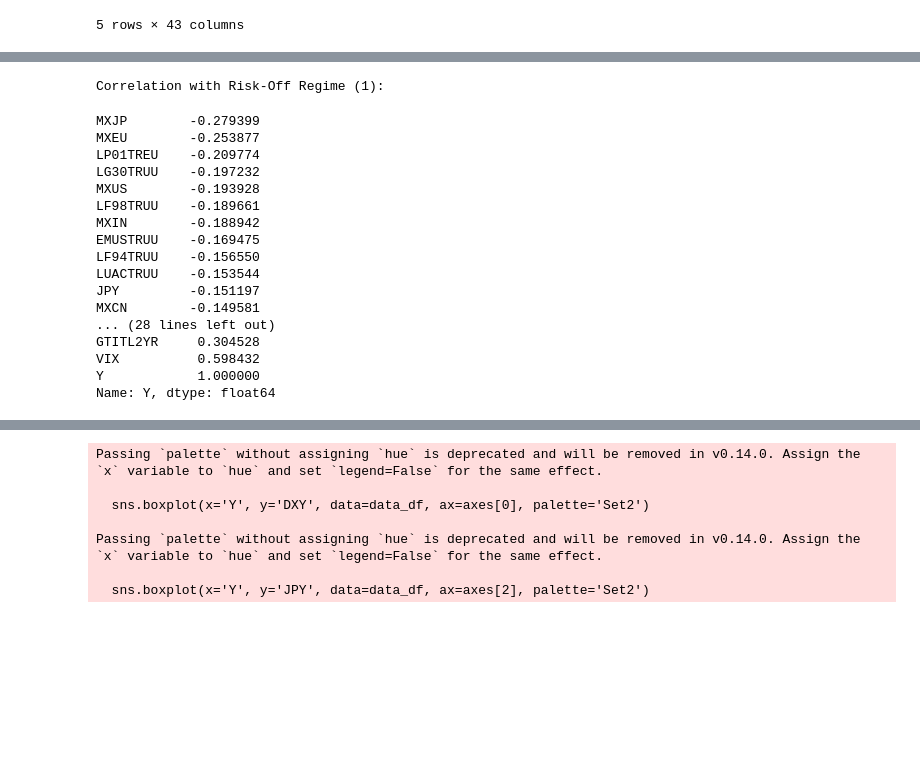
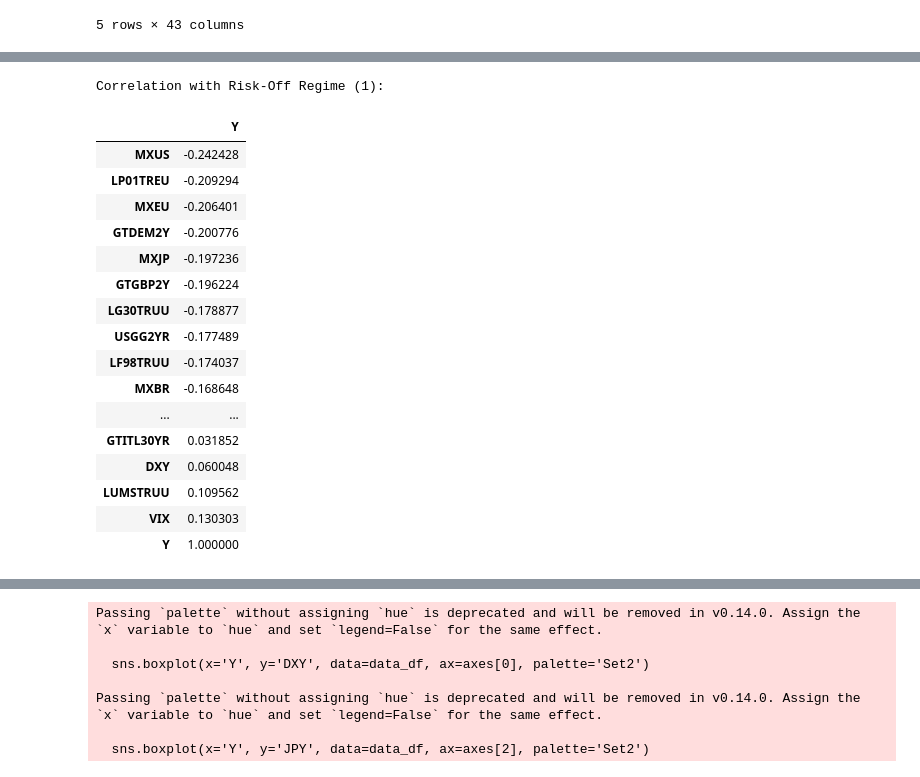
Before and after one commit to Smael-olk/Fintech, a Jupyter notebook: BusinessCase4/Isma.ipynb, the cells around one changed output, grey strips where cells are left out. Saved outputs shown, nothing was run; the diff lists cells and outputs as text; code cells hidden in the pictures; blank space fills up the shorter version.

```diff
--- a/BusinessCase4/Isma.ipynb
+++ b/BusinessCase4/Isma.ipynb
@@ -163,0 +170,38 @@ data_df.head()
+# %%
+indices_currencies = [col for col in X_df.columns if col in [
+    'XAUBGNL', 'BDIY', 'CRY', 'Cl1', 'DXY', 'EMUSTRUU', 'GBP', 'JPY', 'LF94TRUU',
+    'LF98TRUU', 'LG30TRUU', 'LMBITR', 'LP01TREU', 'LUACTRUU', 'LUMSTRUU',
+    'MXBR', 'MXCN', 'MXEU', 'MXIN', 'MXJP', 'MXRU', 'MXUS', 'VIX'
+]]
+
+interest_rates = [col for col in X_df.columns if col in [
+    'EONIA', 'GTDEM10Y', 'GTDEM2Y', 'GTDEM30Y', 'GTGBP20Y', 'GTGBP2Y', 'GTGBP30Y',
+    'GTITL10YR', 'GTITL2YR', 'GTITL30YR', 'GTJPY10YR', 'GTJPY2YR', 'GTJPY30YR',
+    'US0001M', 'USGG3M', 'USGG2YR', 'GT10', 'USGG30YR'
+]]
+
+# Create a new dataframe for stationary data
+stationary_df = pd.DataFrame(index=X_df.index[1:])
+
+# Apply log-differences to indices and currencies (always positive)
+for col in indices_currencies:
+    if col in X_df.columns:
+        stationary_df[col] = np.diff(np.log(X_df[col]))
+
+# Apply first differences to interest rates (can be negative or very close to 0)
+for col in interest_rates:
+    if col in X_df.columns:
+        stationary_df[col] = np.diff(X_df[col])
+
+# Keep Bloomberg Economic US Surprise Index as is (already stationary)
+if 'ECSURPUS' in X_df.columns:
+    stationary_df['ECSURPUS'] = X_df['ECSURPUS'].values[1:]
+
+# Adjust the response variable to match the new data length
+if y is not None:
+    y_stationary = y[1:]
+else:
+    y_stationary = None
+
+stationary_df.head()
+stationary_df["Y"] = y_stationary
@@ -164,24 +218,24 @@ data_df.head()
 # %%
-correlations = data_df.corr()['Y'].sort_values()
+correlations = pd.DataFrame(stationary_df.corr()['Y'].sort_values())
 
 print("Correlation with Risk-Off Regime (1):")
 correlations
 # %% [output]
 Correlation with Risk-Off Regime (1):
-MXJP        -0.279399
-MXEU        -0.253877
-LP01TREU    -0.209774
-LG30TRUU    -0.197232
-MXUS        -0.193928
-LF98TRUU    -0.189661
-MXIN        -0.188942
-EMUSTRUU    -0.169475
-LF94TRUU    -0.156550
-LUACTRUU    -0.153544
-JPY         -0.151197
-MXCN        -0.149581
-... (28 lines left out)
-GTITL2YR     0.304528
-VIX          0.598432
-Y            1.000000
-Name: Y, dtype: float64
+|  | Y |
+| MXUS | -0.242428 |
+| LP01TREU | -0.209294 |
+| MXEU | -0.206401 |
+| GTDEM2Y | -0.200776 |
+| MXJP | -0.197236 |
+| GTGBP2Y | -0.196224 |
+| LG30TRUU | -0.178877 |
+| USGG2YR | -0.177489 |
+| LF98TRUU | -0.174037 |
+| MXBR | -0.168648 |
+| ... | ... |
+| GTITL30YR | 0.031852 |
+| DXY | 0.060048 |
+| LUMSTRUU | 0.109562 |
+| VIX | 0.130303 |
+| Y | 1.000000 |
```
Also changed, not shown: parts of 8 cells of this notebook, 1 other file.
